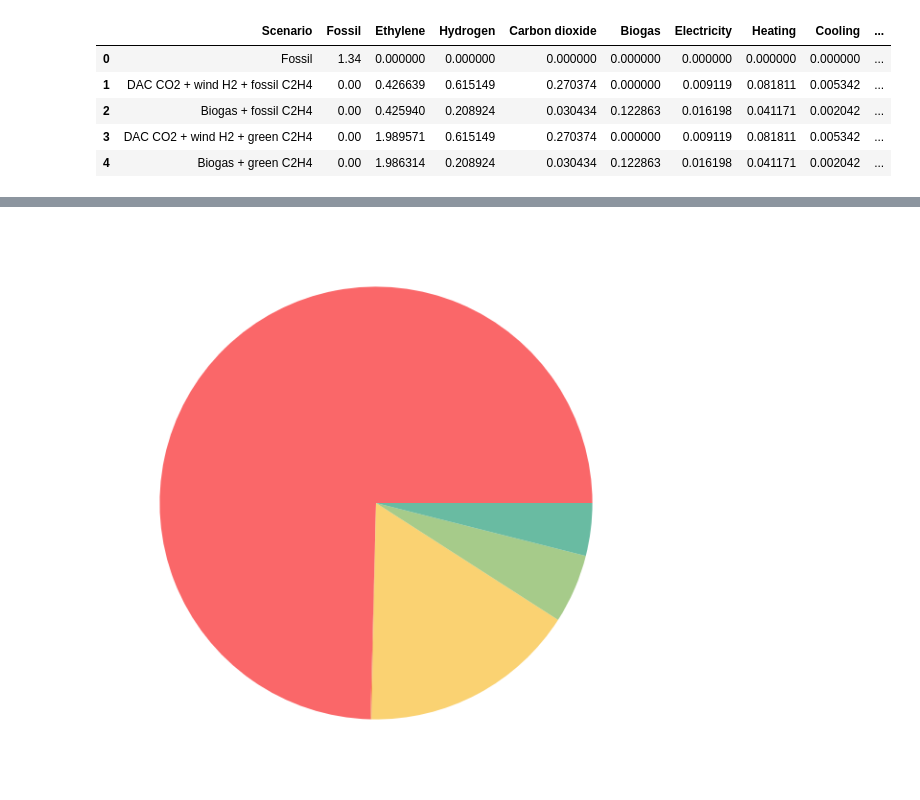
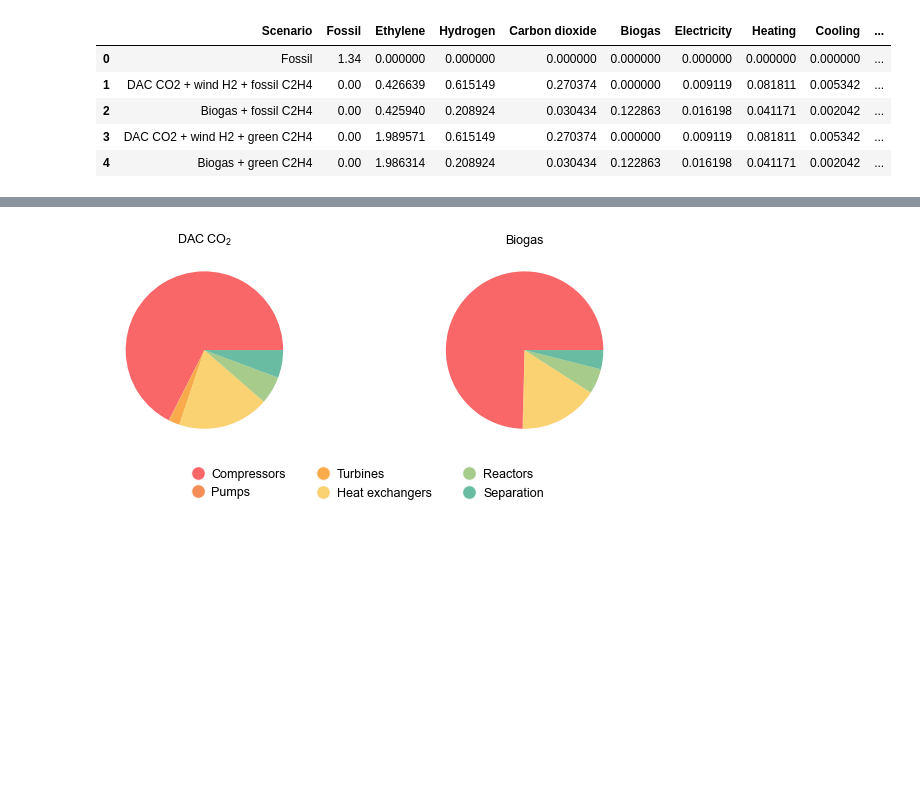
Before and after one commit to abhix2704/Propanol-production, a Jupyter notebook: notebooks/07_main_figure.ipynb, the cells around one changed output, grey strips where cells are left out. Cells and saved outputs as stored; diff of their text form; code cells hidden in the pictures; blank space fills up the shorter version.

```diff
--- a/notebooks/07_main_figure.ipynb
+++ b/notebooks/07_main_figure.ipynb
@@ -123,15 +92,31 @@ plt.savefig(output_path, format='png', bbox_inches='tight', dpi=600)
-# %%
-equipment = ['Compressors', 'Pumps', 'Turbines', 'Heat exchangers', 'Reactors', 'Separation']
-values = [8.54, 0.01, 0.00, 1.86, 0.59, 0.45]
-
-# Plot
-plt.figure(figsize=(8, 6), facecolor='none')
-plt.pie(values, startangle=0, colors=['#f94144cc', '#f3722ccc', '#f8961ecc', '#f9c74fcc', '#90be6dcc', '#43aa8bcc'] )
-# plt.legend(equipment, loc='lower center', bbox_to_anchor=(0.5, -0.1), ncol=3, frameon=False)
-plt.tight_layout()
-plt.savefig(os.path.join('..', 'results', 'plots', 'equipment_distribution_biogas.png'), format='png', bbox_inches='tight', dpi=600)
-# %% [output]
-[figure, removed]
+# %%
+fig, axs = plt.subplots(1, 2, figsize = (fig_length[2], fig_height*0.25))
+
+pie_colors = ['#f94144cc', '#f3722ccc', '#f8961ecc', '#f9c74fcc', '#90be6dcc', '#43aa8bcc']
+
+ax1 = axs[0]
+equipment = ['Compressors', 'Pumps', 'Turbines', 'Heat exchangers', 'Reactors', 'Separation']
+values = [7.01, 0.01, 0.23, 1.95, 0.59, 0.59]
+ax1.pie(values, startangle=0, colors=['#f94144cc', '#f3722ccc', '#f8961ecc', '#f9c74fcc', '#90be6dcc', '#43aa8bcc'])
+ax1.set_title('DAC CO$_\mathdefault{2}$', fontsize=9)
+
+ax2 = axs[1]
+equipment = ['Compressors', 'Pumps', 'Turbines', 'Heat exchangers', 'Reactors', 'Separation']
+values = [8.54, 0.01, 0.00, 1.86, 0.59, 0.45]
+ax2.pie(values, startangle=0, colors=['#f94144cc', '#f3722ccc', '#f8961ecc', '#f9c74fcc', '#90be6dcc', '#43aa8bcc'] )
+ax2.set_title('Biogas', fontsize=9)
+
+labels = ['Compressors', 'Pumps', 'Turbines', 'Heat exchangers', 'Reactors', 'Separation']
+handles = [plt.Line2D([0], [0], marker = 'o', color = 'w', markerfacecolor = color, markersize = 10, alpha=0.8, linewidth=0.0) for color in pie_colors]
+legend = fig.legend(handles = handles, labels = labels, loc = 'upper center', bbox_to_anchor = (0.5, 0.02), ncol = 3, frameon = False, handletextpad = 0.1)
+
+fig.tight_layout()
+
+filepath = os.path.join('..', 'results', 'plots', 'CAPEX')
+plt.savefig(filepath + '.png', format = 'png', bbox_inches = 'tight', dpi = 600)
+plt.savefig(filepath + '.svg', format = 'svg', bbox_inches = 'tight', dpi = 600)
+# %% [output]
+[figure, added]
 # %%
 climate_change_df = pd.read_excel(os.path.join('..', 'results', results_file), sheet_name = 'climate_change_impacts', index_col = 0)
 climate_change_df_final = climate_change_df.drop(columns = ['Total', 'Low', 'High', 'STDEV', 'Impact 2050'])
```
Also changed, not shown: parts of 8 cells of this notebook, 18 other files.
